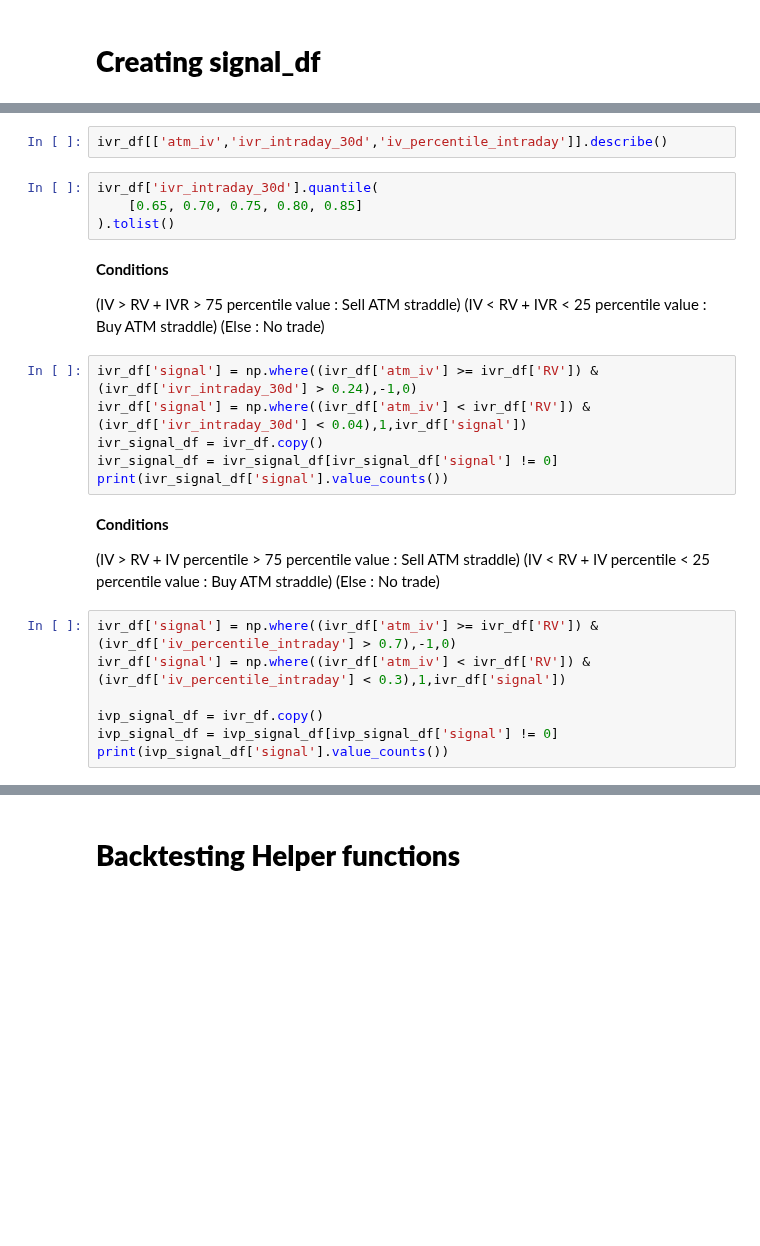
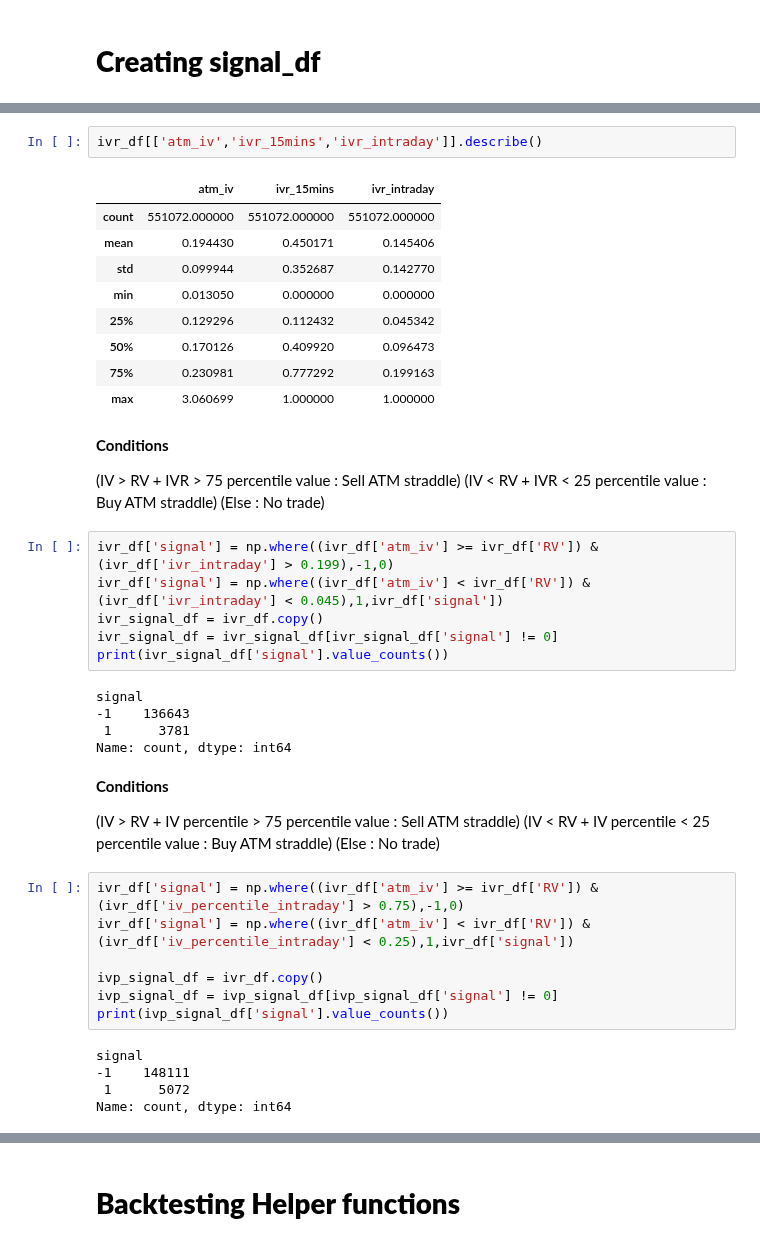
Before and after one commit to Konzx/Quant-Finance-Projects, a Jupyter notebook: NIFTY_Options_Volatility_Based_Straddle_Research.ipynb, the cells around one changed output, grey strips where cells are left out. Drawn from its saved outputs; the diff is of its cells as text; blank space fills up the shorter version.

```diff
--- a/NIFTY_Options_Volatility_Based_Straddle_Research.ipynb
+++ b/NIFTY_Options_Volatility_Based_Straddle_Research.ipynb
@@ -613,9 +594,15 @@ print(ivr_df.shape)
 # %%
-ivr_df[['atm_iv','ivr_intraday_30d','iv_percentile_intraday']].describe()
+ivr_df[['atm_iv','ivr_15mins','ivr_intraday']].describe()
+# %% [output]
+|  | atm_iv | ivr_15mins | ivr_intraday |
+| count | 551072.000000 | 551072.000000 | 551072.000000 |
+| mean | 0.194430 | 0.450171 | 0.145406 |
+| std | 0.099944 | 0.352687 | 0.142770 |
+| min | 0.013050 | 0.000000 | 0.000000 |
+| 25% | 0.129296 | 0.112432 | 0.045342 |
+| 50% | 0.170126 | 0.409920 | 0.096473 |
+| 75% | 0.230981 | 0.777292 | 0.199163 |
+| max | 3.060699 | 1.000000 | 1.000000 |
-# %%
-ivr_df['ivr_intraday_30d'].quantile(
-    [0.65, 0.70, 0.75, 0.80, 0.85]
-).tolist()
 # %% [markdown]
 **Conditions**
 
@@ -626,11 +613,16 @@ ivr_df['ivr_intraday_30d'].quantile(
 (Else :
   No trade)
 # %%
-ivr_df['signal'] = np.where((ivr_df['atm_iv'] >= ivr_df['RV']) & (ivr_df['ivr_intraday_30d'] > 0.24),-1,0)
-ivr_df['signal'] = np.where((ivr_df['atm_iv'] < ivr_df['RV']) & (ivr_df['ivr_intraday_30d'] < 0.04),1,ivr_df['signal'])
+ivr_df['signal'] = np.where((ivr_df['atm_iv'] >= ivr_df['RV']) & (ivr_df['ivr_intraday'] > 0.199),-1,0)
+ivr_df['signal'] = np.where((ivr_df['atm_iv'] < ivr_df['RV']) & (ivr_df['ivr_intraday'] < 0.045),1,ivr_df['signal'])
 ivr_signal_df = ivr_df.copy()
 ivr_signal_df = ivr_signal_df[ivr_signal_df['signal'] != 0]
 print(ivr_signal_df['signal'].value_counts())
+# %% [output]
+signal
+-1    136643
+ 1      3781
+Name: count, dtype: int64
 # %% [markdown]
 **Conditions**
 
@@ -641,9 +633,14 @@ print(ivr_signal_df['signal'].value_counts())
 (Else :
   No trade)
 # %%
-ivr_df['signal'] = np.where((ivr_df['atm_iv'] >= ivr_df['RV']) & (ivr_df['iv_percentile_intraday'] > 0.7),-1,0)
-ivr_df['signal'] = np.where((ivr_df['atm_iv'] < ivr_df['RV']) & (ivr_df['iv_percentile_intraday'] < 0.3),1,ivr_df['signal'])
+ivr_df['signal'] = np.where((ivr_df['atm_iv'] >= ivr_df['RV']) & (ivr_df['iv_percentile_intraday'] > 0.75),-1,0)
+ivr_df['signal'] = np.where((ivr_df['atm_iv'] < ivr_df['RV']) & (ivr_df['iv_percentile_intraday'] < 0.25),1,ivr_df['signal'])
 
 ivp_signal_df = ivr_df.copy()
 ivp_signal_df = ivp_signal_df[ivp_signal_df['signal'] != 0]
 print(ivp_signal_df['signal'].value_counts())
+# %% [output]
+signal
+-1    148111
+ 1      5072
+Name: count, dtype: int64
```
Also changed, not shown: parts of 14 cells of this notebook.
